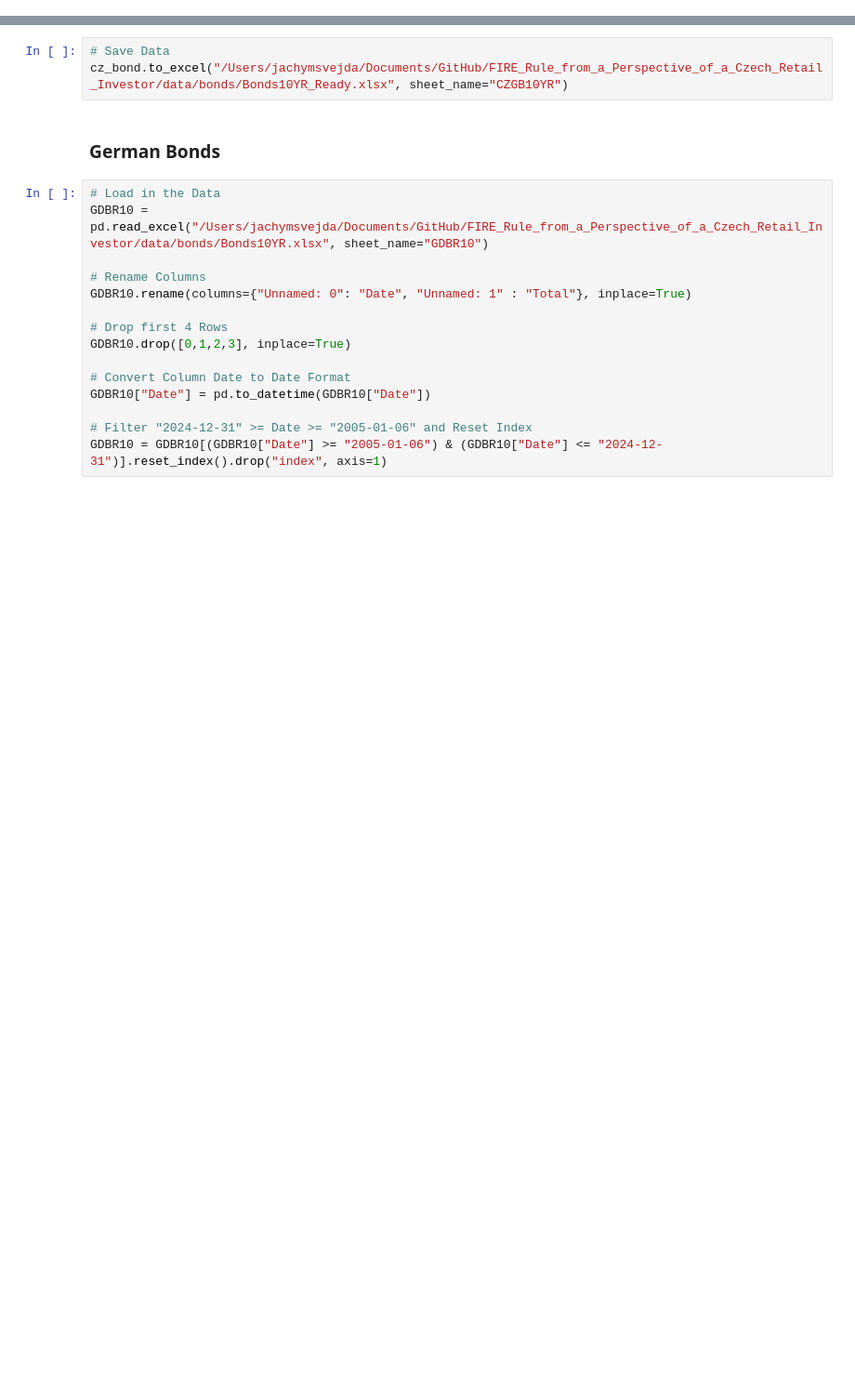
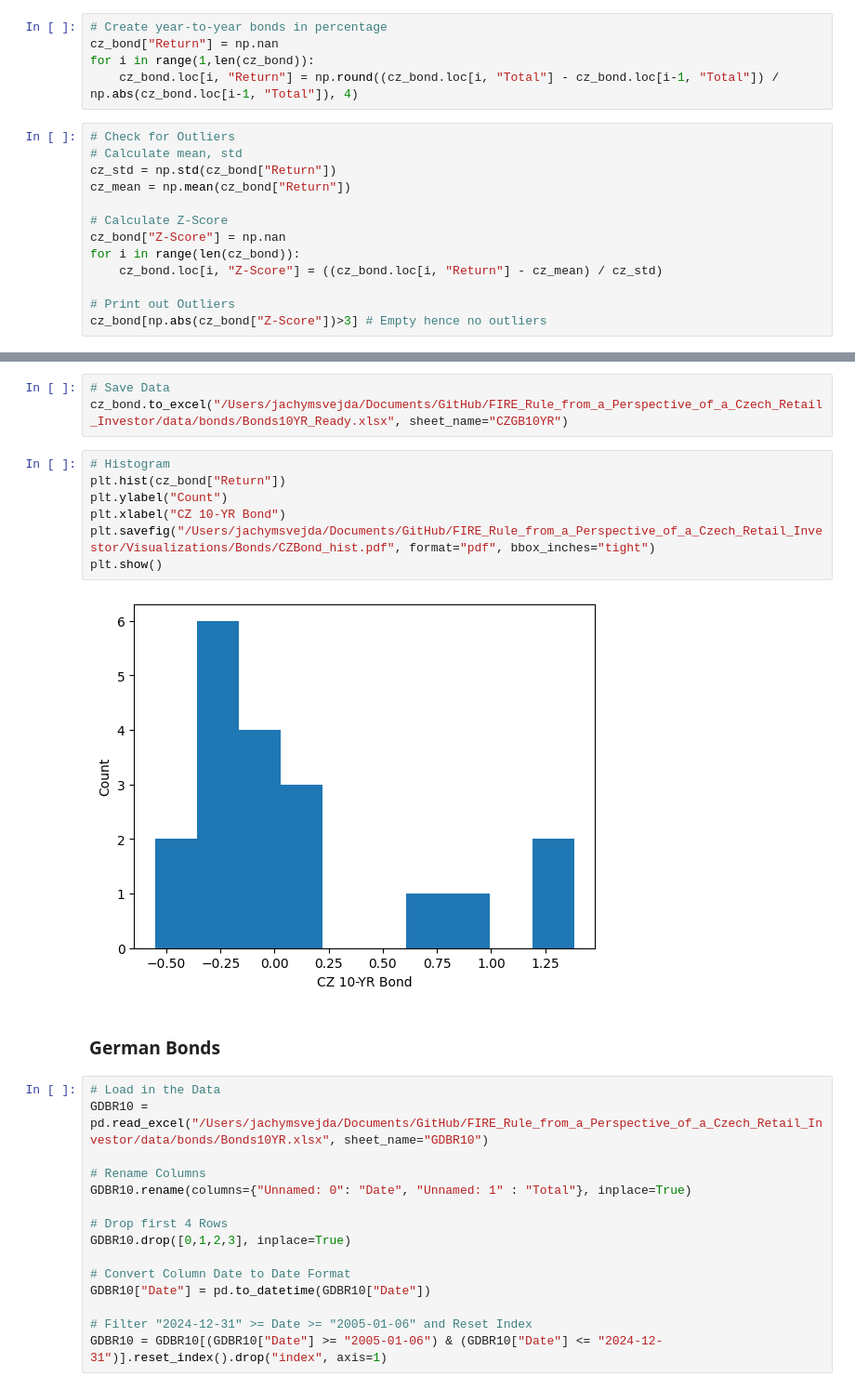
Before and after one commit to JachymS/FIRE_Rule_from_a_Perspective_of_a_Czech_Retail_Investor, a Jupyter notebook: processing/Bonds.ipynb, the cells around one changed output, grey strips where cells are left out. Shown: that part at 93% size. Cells and saved outputs as stored; diff of their text form; blank space fills up the shorter version.

Commit message:
updates on bonds

```diff
--- a/processing/Bonds.ipynb
+++ b/processing/Bonds.ipynb
@@ -46,3 +46,21 @@ cz_bond = CZGB10YR.groupby("Year").mean()
 
 # Reset Index
 cz_bond.reset_index(inplace=True)
+# %%
+# Create year-to-year bonds in percentage
+cz_bond["Return"] = np.nan
+for i in range(1,len(cz_bond)):
+    cz_bond.loc[i, "Return"] = np.round((cz_bond.loc[i, "Total"] - cz_bond.loc[i-1, "Total"]) / np.abs(cz_bond.loc[i-1, "Total"]), 4)
+# %%
+# Check for Outliers
+# Calculate mean, std
+cz_std = np.std(cz_bond["Return"])
+cz_mean = np.mean(cz_bond["Return"])
+
+# Calculate Z-Score
+cz_bond["Z-Score"] = np.nan
+for i in range(len(cz_bond)):
+    cz_bond.loc[i, "Z-Score"] = ((cz_bond.loc[i, "Return"] - cz_mean) / cz_std)
+
+# Print out Outliers
+cz_bond[np.abs(cz_bond["Z-Score"])>3] # Empty hence no outliers
@@ -49,6 +80,15 @@ cz_bond.reset_index(inplace=True)
 # %%
 # Save Data
 cz_bond.to_excel("/Users/jachymsvejda/Documents/GitHub/FIRE_Rule_from_a_Perspective_of_a_Czech_Retail_Investor/data/bonds/Bonds10YR_Ready.xlsx", sheet_name="CZGB10YR")
+# %%
+# Histogram
+plt.hist(cz_bond["Return"])
+plt.ylabel("Count")
+plt.xlabel("CZ 10-YR Bond")
+plt.savefig("/Users/jachymsvejda/Documents/GitHub/FIRE_Rule_from_a_Perspective_of_a_Czech_Retail_Investor/Visualizations/Bonds/CZBond_hist.pdf", format="pdf", bbox_inches="tight")
+plt.show()
+# %% [output]
+[figure, added]
 # %% [markdown]
 ### **German Bonds**
 # %%
```
Also changed, not shown: parts of 11 cells of this notebook, 6 other files.
